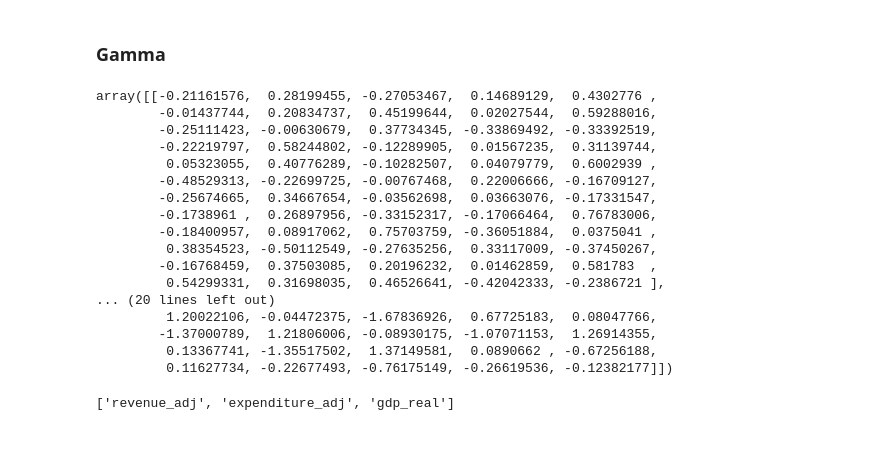
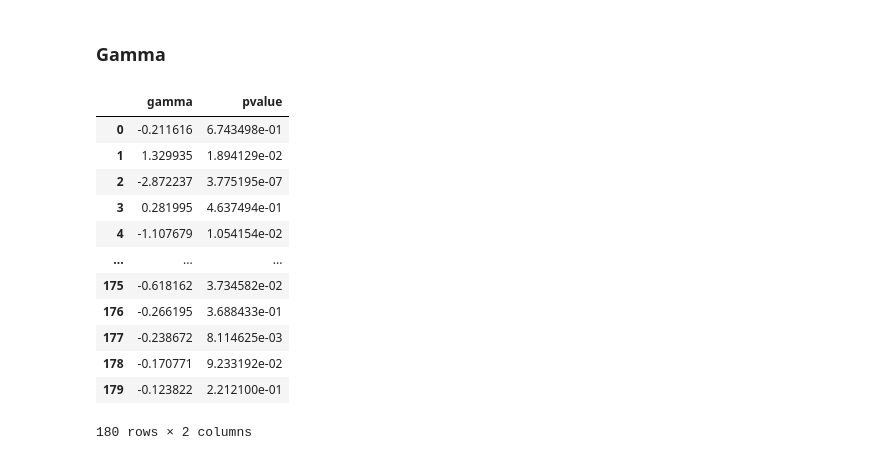
Before and after one commit to cwrneiro/tcc, a Jupyter notebook: lab/notebooks/vecm.ipynb, the cells around one changed output. Drawn from its saved outputs; the diff is of its cells as text; code cells hidden in the pictures.

```diff
--- a/lab/notebooks/vecm.ipynb
+++ b/lab/notebooks/vecm.ipynb
@@ -264,26 +262,20 @@ array([[0.30345431, 0.38366185]])
 # %% [markdown]
 ### Gamma
 # %%
-vecm_fit.gamma
+mgamma = pd.concat([pd.DataFrame(vecm_fit.gamma).melt(value_name='gamma').gamma, pd.DataFrame(vecm_fit.pvalues_gamma).melt(value_name='pvalue').pvalue], axis=1)
-# %% [output]
-array([[-0.21161576,  0.28199455, -0.27053467,  0.14689129,  0.4302776 ,
-        -0.01437744,  0.20834737,  0.45199644,  0.02027544,  0.59288016,
-        -0.25111423, -0.00630679,  0.37734345, -0.33869492, -0.33392519,
-        -0.22219797,  0.58244802, -0.12289905,  0.01567235,  0.31139744,
-         0.05323055,  0.40776289, -0.10282507,  0.04079779,  0.6002939 ,
-        -0.48529313, -0.22699725, -0.00767468,  0.22006666, -0.16709127,
-        -0.25674665,  0.34667654, -0.03562698,  0.03663076, -0.17331547,
-        -0.1738961 ,  0.26897956, -0.33152317, -0.17066464,  0.76783006,
-        -0.18400957,  0.08917062,  0.75703759, -0.36051884,  0.0375041 ,
-         0.38354523, -0.50112549, -0.27635256,  0.33117009, -0.37450267,
-        -0.16768459,  0.37503085,  0.20196232,  0.01462859,  0.581783  ,
-         0.54299331,  0.31698035,  0.46526641, -0.42042333, -0.2386721 ],
-... (20 lines left out)
-         1.20022106, -0.04472375, -1.67836926,  0.67725183,  0.08047766,
-        -1.37000789,  1.21806006, -0.08930175, -1.07071153,  1.26914355,
-         0.13367741, -1.35517502,  1.37149581,  0.0890662 , -0.67256188,
-         0.11627734, -0.22677493, -0.76175149, -0.26619536, -0.12382177]])
-# %%
-vecm_fit.names
-# %% [output]
-['revenue_adj', 'expenditure_adj', 'gdp_real']
+# %%
+mgamma
+# %% [output]
+|  | gamma | pvalue |
+| 0 | -0.211616 | 6.743498e-01 |
+| 1 | 1.329935 | 1.894129e-02 |
+| 2 | -2.872237 | 3.775195e-07 |
+| 3 | 0.281995 | 4.637494e-01 |
+| 4 | -1.107679 | 1.054154e-02 |
+| ... | ... | ... |
+| 175 | -0.618162 | 3.734582e-02 |
+| 176 | -0.266195 | 3.688433e-01 |
+| 177 | -0.238672 | 8.114625e-03 |
+| 178 | -0.170771 | 9.233192e-02 |
+| 179 | -0.123822 | 2.212100e-01 |
+180 rows × 2 columns
```
Also changed, not shown: parts of 3 cells of this notebook, 2 other files.
